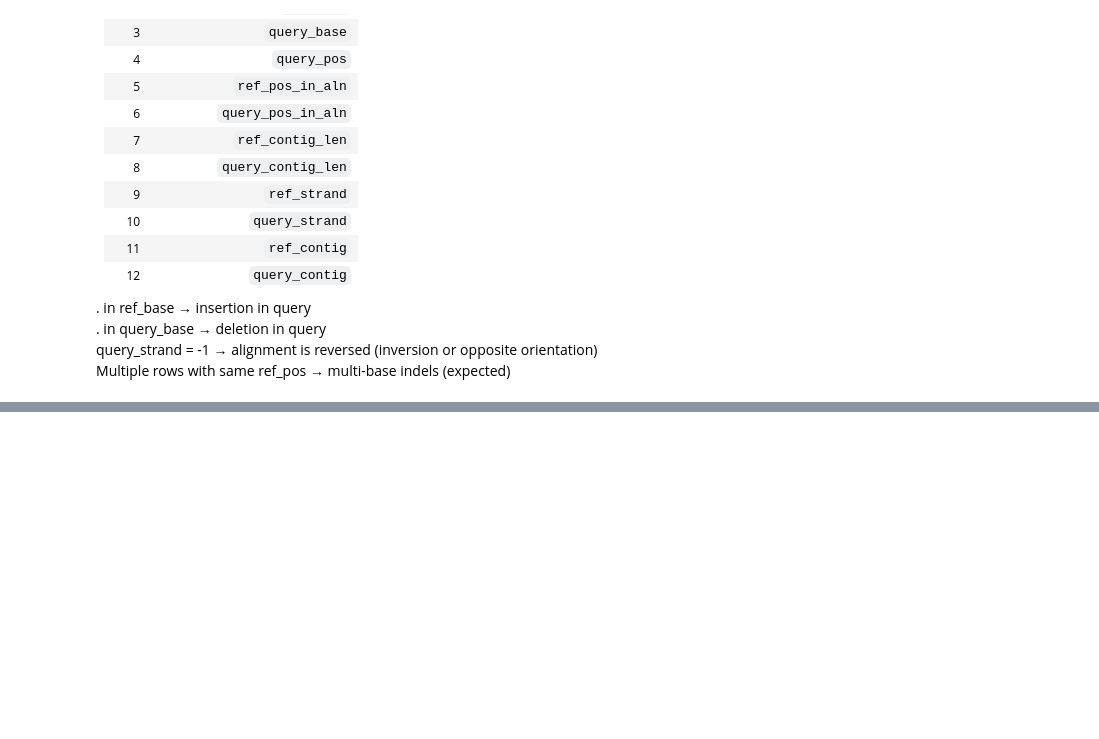
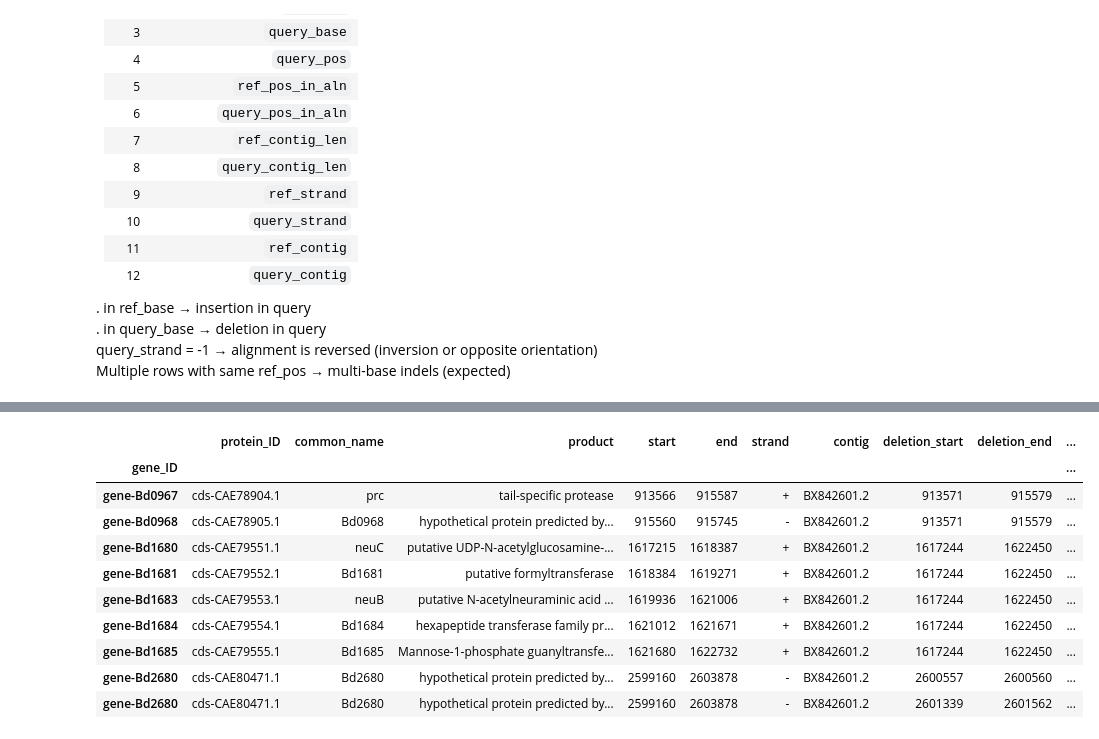
Before and after one commit to JonWinkelman/mummer_genome_comparison, a Jupyter notebook: mummer_comparison.ipynb, the cells around one changed output, grey strips where cells are left out. Drawn from its saved outputs; the diff is of its cells as text; code cells hidden in the pictures; blank space fills up the shorter version.

```diff
--- a/mummer_comparison.ipynb
+++ b/mummer_comparison.ipynb
@@ -40,0 +40,5 @@ outdir_2 = Path(f'./results/dnadiff/{comp_genome_2.stem}')
+# %%
+ref_genome_d = pfa.get_seq_dict(ref_genome_fp)
+comp_genome_ds = {}
+for name, comp_genome_fp in comp_genome_fps.items():
+    comp_genome_ds[name] = pfa.get_seq_dict(comp_genome_fp)
@@ -71,3 +111,0 @@ ref_genome_d = pfa.get_seq_dict(ref_genome_fp)
-# %%
-path_to_gff = Path('./references/genomic.gff')
-annot_df = pgf.make_simple_annot_df(path_to_gff, start_end=True, contig=True)
@@ -238,25 +262,37 @@ def map_location_to_genes(start, end, annot_df):
     """"""
     feature_starts = list(annot_df['start'])
     feature_ends = list(annot_df['end'])
-    start_index = bisect.bisect_left(feature_starts, start)
-    end_index   = bisect.bisect_right(feature_ends, end)
+    start_index = bisect.bisect_left(feature_ends, start)
+    end_index   = bisect.bisect_right(feature_starts, end)
     return annot_df.iloc[start_index:end_index]
 
 
-def make_gap_dfs(ref_genome_gff_fp, df, ref_genome_len):
+def make_gap_dfs(ref_genome_gff_fp, df, ref_genome_len, l=2):
+    """feturns genes that contain any gaps >= than given length l"""
     annot_df  = pgf.make_simple_annot_df(ref_genome_gff_fp, start_end=True, contig=True)
     gap_dfs = []
+    deletion_id = 1
     for gap in ef.unaligned_segments(df['S1'], df['E1'], ref_len=ref_genome_len):
         s,e = gap
-        print(df['Tag2'].iloc[0], e-s, s,e)
-        del_gene_df = map_location_to_genes(s, e, annot_df)
-        if len(del_gene_df)>0:
-            gap_dfs.append(del_gene_df)
-    return gap_dfs
+        if abs(s-e) >=  l:
+            print(df['Tag2'].iloc[0], e-s, s,e)
+            del_gene_df = map_location_to_genes(s, e, annot_df)
+            del_gene_df = del_gene_df.copy()
+            del_gene_df['deletion_start'] = [s for _ in range(len(del_gene_df))]
+            del_gene_df['deletion_end'] = [e for _ in range(len(del_gene_df))]
+            del_gene_df['deletion_length'] = [e-s for _ in range(len(del_gene_df))]
+            del_gene_df['deletion_id'] = [deletion_id for _ in range(len(del_gene_df))]
+            deletion_id+=1
+            if len(del_gene_df)>0:
+                gap_dfs.append(del_gene_df)
+
+    return pd.concat(gap_dfs)
 
 
 # mark regions in reference that do not align to comparison genome (deletions in comparision genome)
 ref_len =  len(ref_genome_d['BX842601.2'])
-comp_genome_1_del_dfs = make_gap_dfs(ref_genome_gff_fp, df1, ref_len)
-comp_genome_2_del_dfs = make_gap_dfs(ref_genome_gff_fp, df2, ref_len)
+comp_genome_del_dfs_d = {}
+for name, comp_genome_fp in comp_genome_fps.items():
+    comp_genome_del_dfs_d[name] = make_gap_dfs(ref_genome_gff_fp, show_coords_df_d[name], ref_len)
+    comp_genome_del_dfs_d[name].to_csv(comp_results_dirs[name] / f"{name.replace('_genome_fp','')}_deletions.csv")
 # %% [output]
@@ -325,0 +315,14 @@ df1
+# %%
+comp_genome_del_dfs_d['3FF69J_2_2_genome_fp']
+# %% [output]
+|  | protein_ID | common_name | product | start | end | strand | contig | deletion_start | deletion_end | ... |
+| gene_ID |  |  |  |  |  |  |  |  |  | ... |
+| gene-Bd0967 | cds-CAE78904.1 | prc | tail-specific protease | 913566 | 915587 | + | BX842601.2 | 913571 | 915579 | ... |
+| gene-Bd0968 | cds-CAE78905.1 | Bd0968 | hypothetical protein predicted by... | 915560 | 915745 | - | BX842601.2 | 913571 | 915579 | ... |
+| gene-Bd1680 | cds-CAE79551.1 | neuC | putative UDP-N-acetylglucosamine-... | 1617215 | 1618387 | + | BX842601.2 | 1617244 | 1622450 | ... |
+| gene-Bd1681 | cds-CAE79552.1 | Bd1681 | putative formyltransferase | 1618384 | 1619271 | + | BX842601.2 | 1617244 | 1622450 | ... |
+| gene-Bd1683 | cds-CAE79553.1 | neuB | putative N-acetylneuraminic acid ... | 1619936 | 1621006 | + | BX842601.2 | 1617244 | 1622450 | ... |
+| gene-Bd1684 | cds-CAE79554.1 | Bd1684 | hexapeptide transferase family pr... | 1621012 | 1621671 | + | BX842601.2 | 1617244 | 1622450 | ... |
+| gene-Bd1685 | cds-CAE79555.1 | Bd1685 | Mannose-1-phosphate guanyltransfe... | 1621680 | 1622732 | + | BX842601.2 | 1617244 | 1622450 | ... |
+| gene-Bd2680 | cds-CAE80471.1 | Bd2680 | hypothetical protein predicted by... | 2599160 | 2603878 | - | BX842601.2 | 2600557 | 2600560 | ... |
+| gene-Bd2680 | cds-CAE80471.1 | Bd2680 | hypothetical protein predicted by... | 2599160 | 2603878 | - | BX842601.2 | 2601339 | 2601562 | ... |
```
Also changed, not shown: parts of 32 cells of this notebook, 1 other file.
